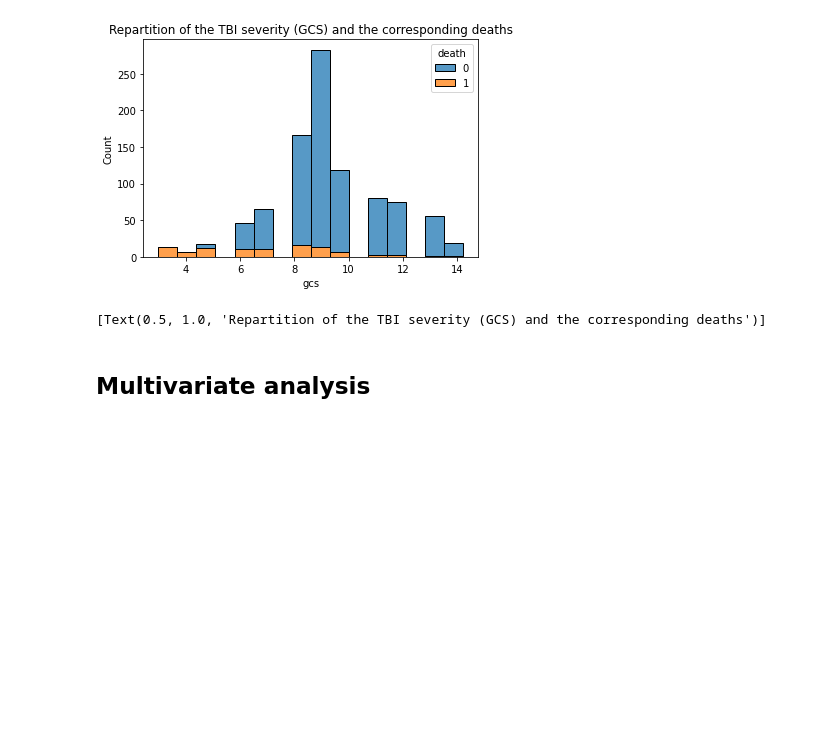
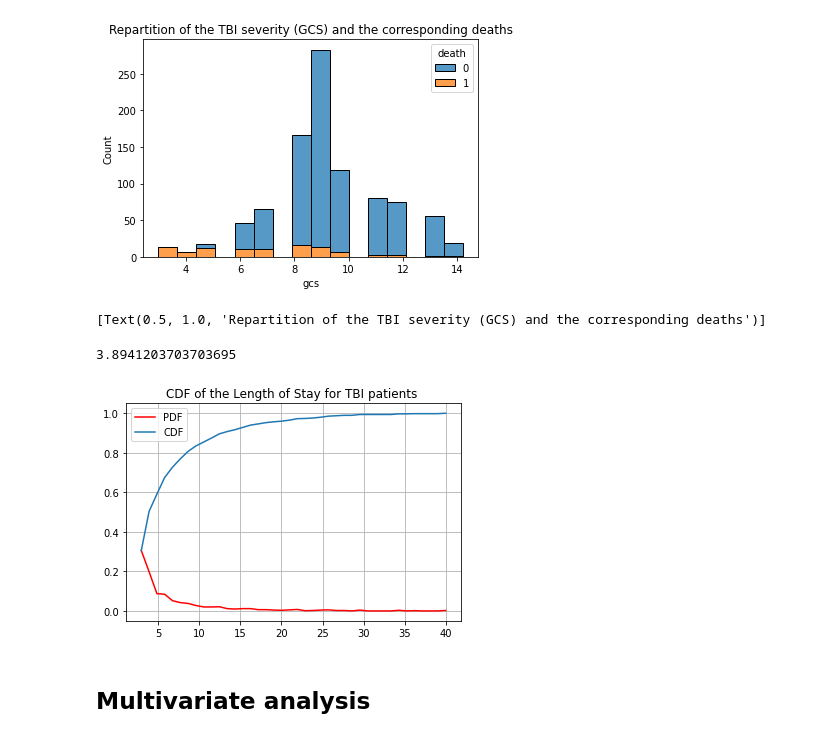
Before and after one commit to AgatheZ/Master-Project, a Jupyter notebook: MIMIC_IV/demographics_eda.ipynb, the cells around one changed output. Saved outputs shown, nothing was run; the diff lists cells and outputs as text; code cells hidden in the pictures; blank space fills up the shorter version.

```diff
--- a/MIMIC_IV/demographics_eda.ipynb
+++ b/MIMIC_IV/demographics_eda.ipynb
@@ -20,6 +36,19 @@ sns.histplot(data = demographic, x = "gcs", hue = "death", multiple="stack", bin
 # %% [output]
 [figure]
 [Text(0.5, 1.0, 'Repartition of the TBI severity (GCS) and the corresponding deaths')]
+# %%
+count, bins_count = np.histogram(demographic['los'], bins=40)
+pdf = count / sum(count)
+cdf = np.cumsum(pdf)
+plt.plot(bins_count[1:], pdf, color="red", label="PDF")
+plt.plot(bins_count[1:], cdf, label="CDF")
+plt.legend()
+plt.grid()
+plt.title('CDF of the Length of Stay for TBI patients ')
+print(s.median(demographic['los']))
+# %% [output]
+3.8941203703703695
+[figure, added]
 # %% [markdown]
 ## Multivariate analysis
 # %%
```
Also changed, not shown: parts of 2 cells of this notebook, 14 other files.
